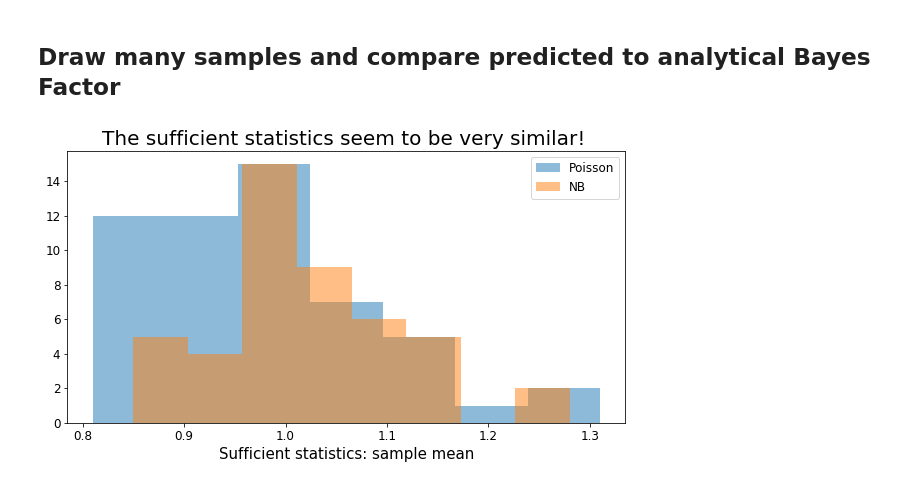
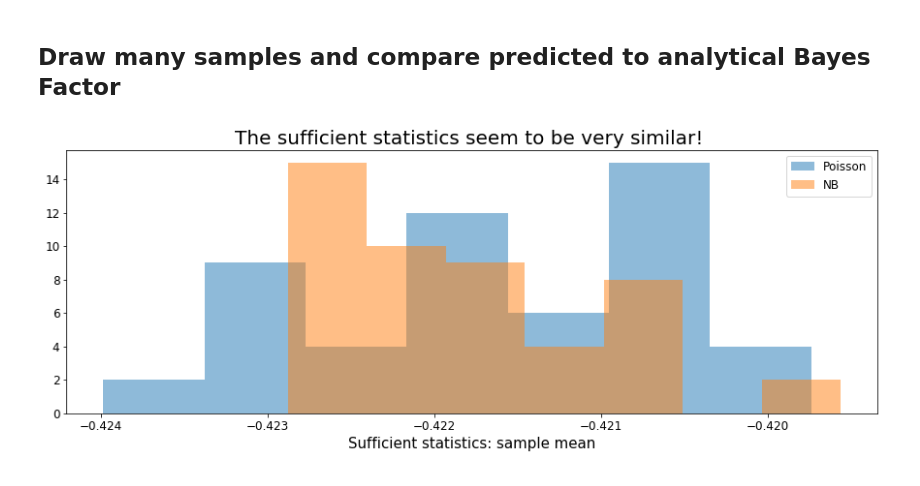
Before and after one commit to janfb/mcabc, a Jupyter notebook: ModelComparison_poisson_vs_negbin.ipynb, the cells around one changed output. Saved outputs shown, nothing was run; the diff lists cells and outputs as text; code cells hidden in the pictures.

```diff
--- a/ModelComparison_poisson_vs_negbin.ipynb
+++ b/ModelComparison_poisson_vs_negbin.ipynb
@@ -147,8 +150,12 @@ def train_psi(X, Y, model, optim, n_epochs=500, n_minibatch=50):
 Then separate it into sets for model 1 and model 2 and train the phi networks separately.
 # %%
 # generate data
-N = 100
-m, theta, X, norms = generate_dataset(5000, N)
+N = 1000
+m, theta, X = generate_dataset(1000, N)
+
+# normalize
+X, norm = normalize(X)
+
 # separate it
 mask = np.array(m).squeeze()
 theta1, X1, = theta[mask==0], X[mask==0, :]
@@ -229,8 +238,11 @@ for i in range(100):
         plt.hist(samples, bins='auto', alpha=.5)
 
     # apply model for prediction
-    stats_o = np.mean(samples).astype(float).reshape(1, 1)
-    stats.append(stats_o[0])
+    stats_o = calculate_stats(samples).reshape(1, 1)
+    stats_o, norm = normalize(stats_o, norm)
+
+    stats.append(stats_o)
+
     X_var = Variable(torch.Tensor(stats_o))
     (out_act) = model(X_var)
 
@@ -255,16 +267,15 @@ for i in range(100):
 mi_true = np.array(model_indices)
 mi_pred = np.array(pred_mi)
 mi_ana = (np.sign(bf_true) + 1) * 0.5
-stats = np.array(stats)
+stats = np.array(stats).squeeze()
 # %%
-plt.figure(figsize=(10, 5))
 plt.title('The sufficient statistics seem to be very similar! ')
 plt.hist(stats[mi_true.astype(int)==0], bins='auto', label='Poisson', alpha=.5)
 plt.hist(stats[mi_true.astype(int)==1], bins='auto', label='NB', alpha=.5)
 plt.xlabel('Sufficient statistics: sample mean')
 plt.legend();
 # %% [output]
-[figure, old version]
+[figure, new version]
 # %%
 plt.figure(figsize=(15, 5))
 plt.plot(bf_true, label='analytical', color='C0')
```
Also changed, not shown: parts of 6 cells of this notebook, 2 other files.
